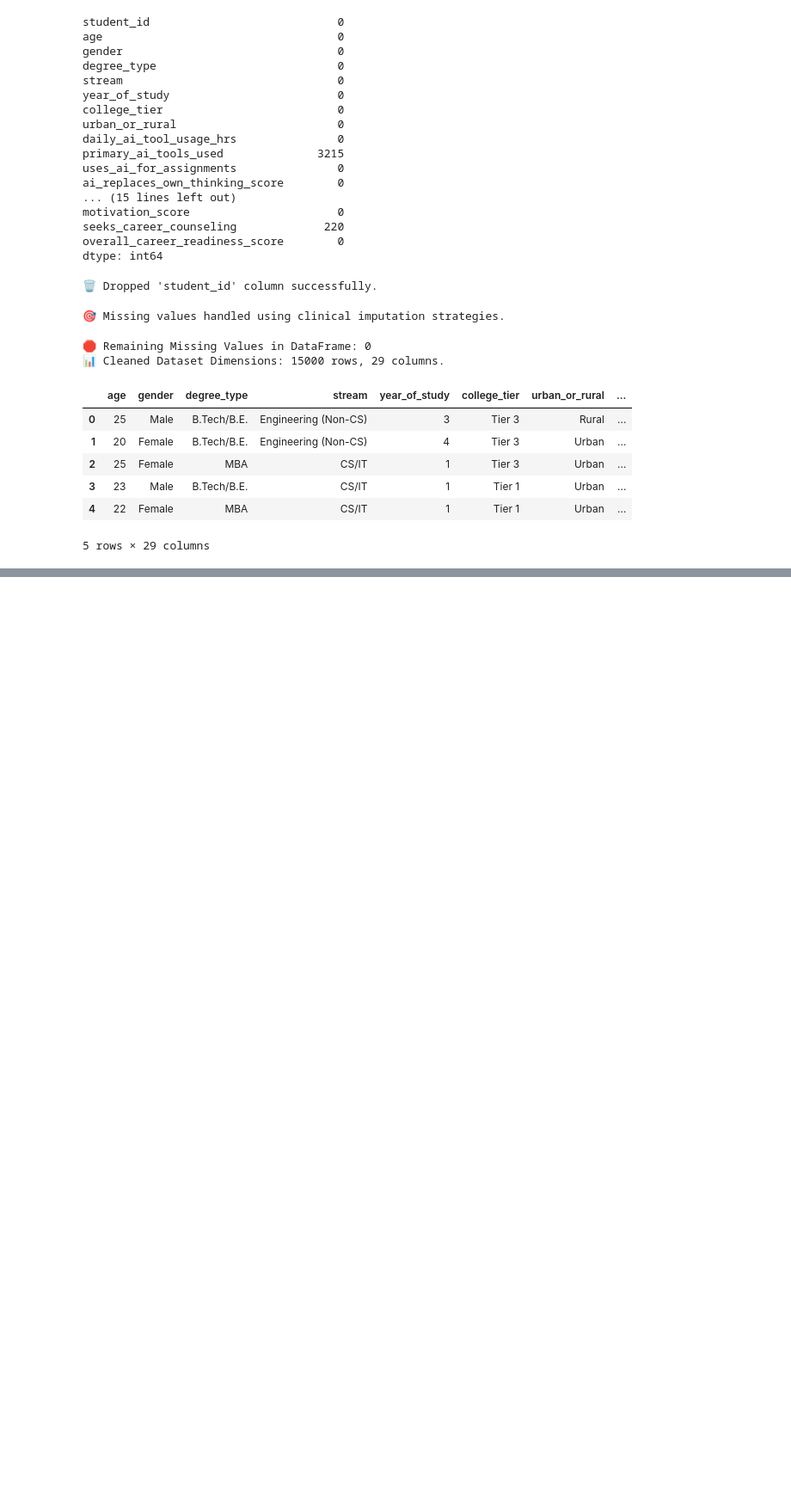
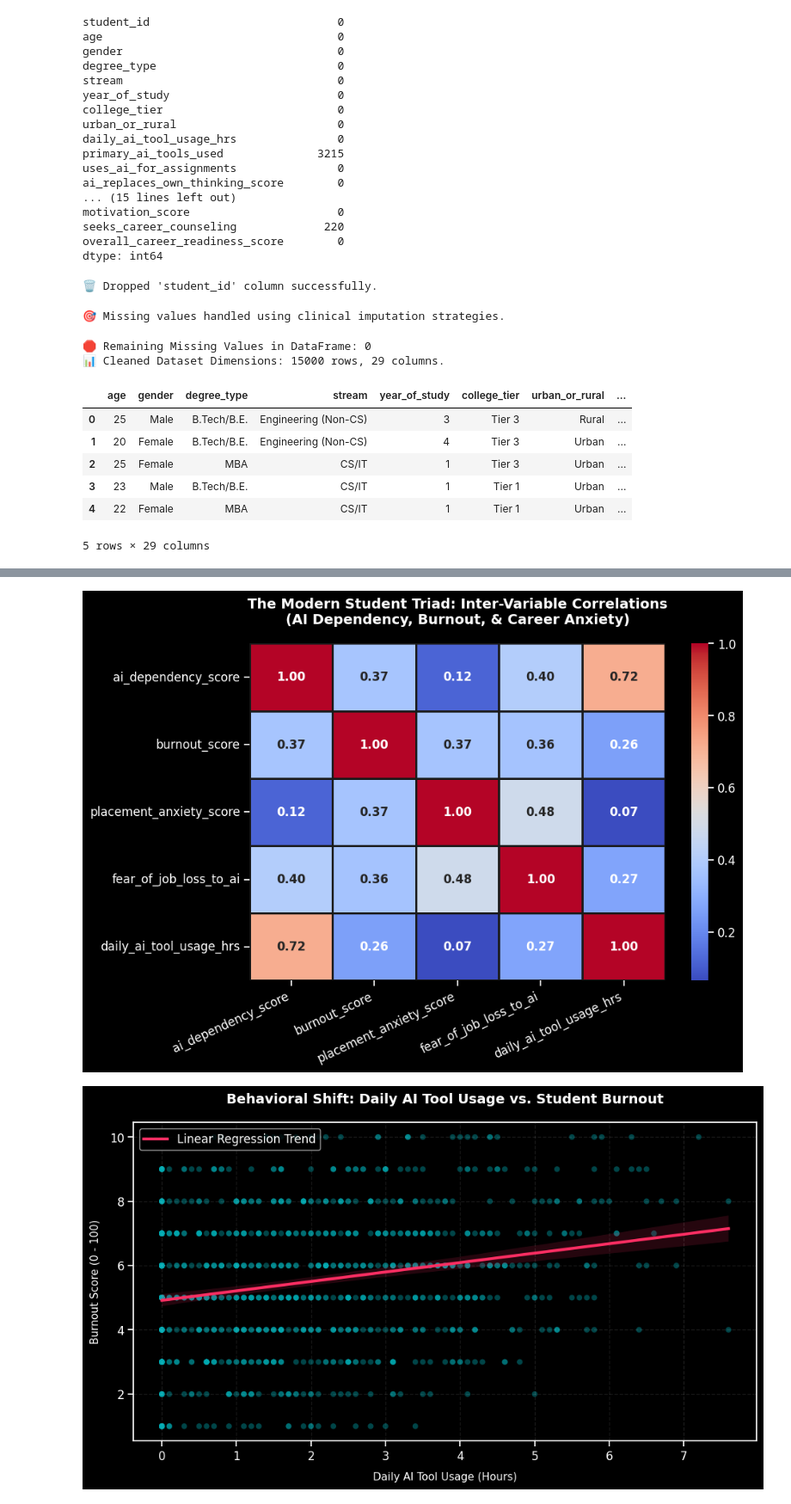
Before and after one commit to MaykInvest/AI_Dependency, a Jupyter notebook: project.ipynb, the cells around one changed output, grey strips where cells are left out. Shown at 86% size. Cells and saved outputs as stored; diff of their text form; code cells hidden in the pictures; blank space fills up the shorter version.

Commit message:
create heatmap and regplot to see vesualize the data

```diff
--- a/project.ipynb
+++ b/project.ipynb
@@ -250,0 +297,77 @@ df.head()
+# %%
+import matplotlib.pyplot as plt
+import seaborn as sns
+
+# --- 1. SET THE SLEEK DARK MODE AESTHETIC ---
+# Setting notebook context for clear, large text readability
+sns.set_context("notebook", font_scale=1.1)
+# Applying dark mode background styling to match portfolio guidelines 🌑
+plt.style.use('dark_background')
+
+# --- 2. GRAPH 1: THE RELEVANT TRIAD CORRELATION HEATMAP ---
+# Isolating only the most relevant numerical features to prevent a cluttered matrix
+relevant_cols = [
+    'ai_dependency_score',
+    'burnout_score',
+    'placement_anxiety_score',
+    'fear_of_job_loss_to_ai',
+    'daily_ai_tool_usage_hrs'
+]
+
+# Compute the correlation matrix from our isolated features
+triad_corr = df[relevant_cols].corr()
+
+# Initialize an individual figure for maximum stability across notebook backends
+plt.figure(figsize=(10, 7))
+
+# Plot the heatmap using a sharp coolwarm divergent color scale
+sns.heatmap(
+    triad_corr,
+    annot=True,
+    cmap='coolwarm',
+    fmt='.2f',
+    linewidths=1,
+    linecolor='#1a1a1a',
+    annot_kws={'size': 12, 'weight': 'bold'}
+)
+
+plt.title('The Modern Student Triad: Inter-Variable Correlations\n(AI Dependency, Burnout, & Career Anxiety)', fontsize=14, pad=20, weight='bold')
+plt.xticks(rotation=25, ha='right')
+plt.yticks(rotation=0)
+plt.tight_layout()
+
+# Save image file for portfolio deployment documentation
+plt.savefig('student_triad_correlation.png', dpi=300)
+plt.show()
+
+
+# --- 3. GRAPH 2: DAILY AI USAGE HOURS VS. BURNOUT TREND ---
+plt.figure(figsize=(10, 6))
+
+# Sample 1,000 students to prevent canvas over-saturation while maintaining true distribution
+df_sample = df.sample(n=min(1000, len(df)), random_state=42)
+
+# Fit a linear regression model trendline over our scatter plot mapping
+sns.regplot(
+    data=df_sample,
+    x='daily_ai_tool_usage_hrs',
+    y='burnout_score',
+    scatter_kws={'alpha': 0.4, 'color': '#00ADB5', 'edgecolor': 'none', 's': 35},
+    line_kws={'color': '#FF2E63', 'linewidth': 3, 'label': 'Linear Regression Trend'}
+)
+
+plt.title('Behavioral Shift: Daily AI Tool Usage vs. Student Burnout', fontsize=14, pad=20, weight='bold')
+plt.xlabel('Daily AI Tool Usage (Hours)', fontsize=11, labelpad=10)
+plt.ylabel('Burnout Score (0 - 100)', fontsize=11, labelpad=10)
+plt.grid(True, linestyle='--', alpha=0.1)
+plt.legend(loc='upper left')
+plt.tight_layout()
+
+# Save image file for portfolio deployment documentation
+plt.savefig('ai_usage_vs_burnout.png', dpi=300)
+plt.show()
+
+# The code was made by ChatGPT with my touches and guidance.
+# %% [output]
+[figure, added]
+[figure, added]
```
Also changed, not shown: parts of 11 cells of this notebook, 2 other files.
